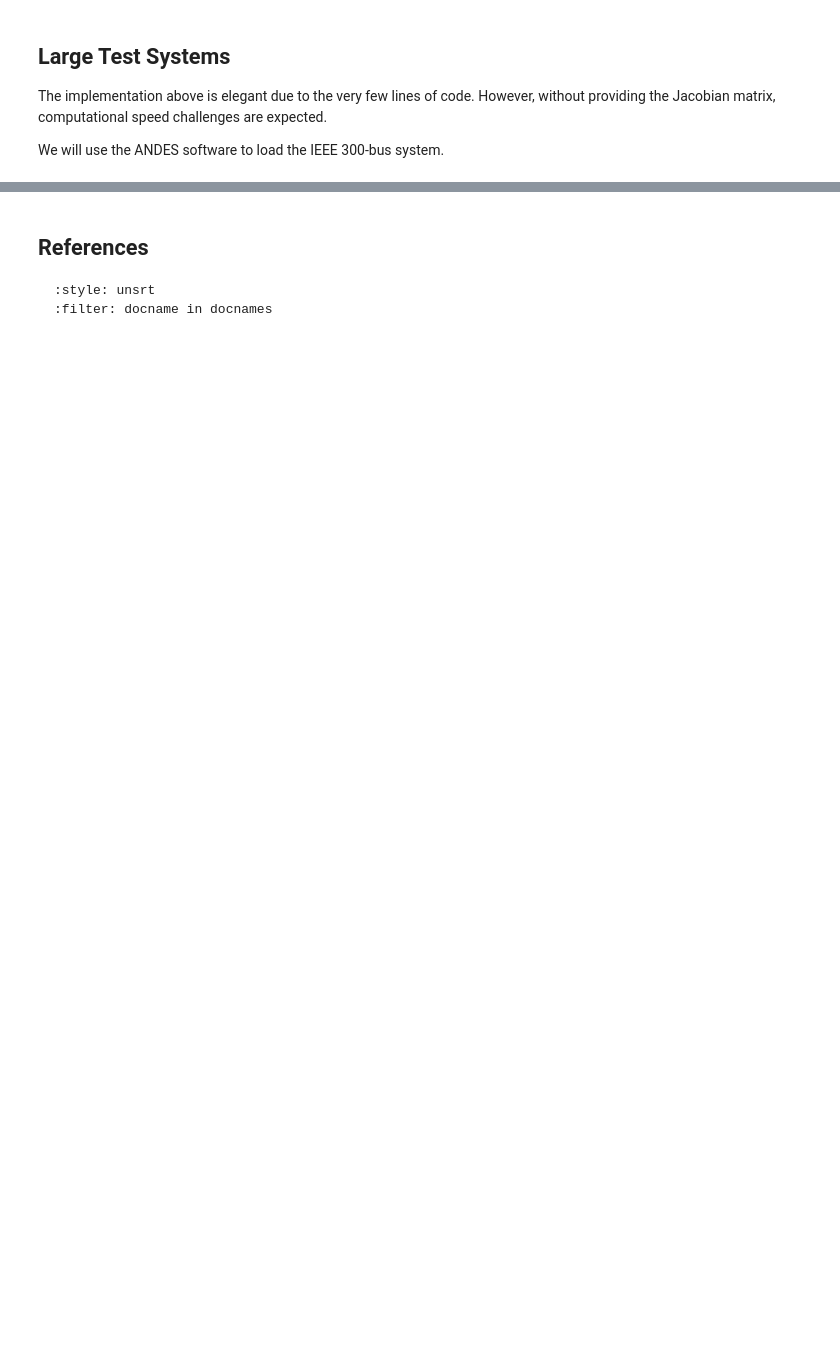
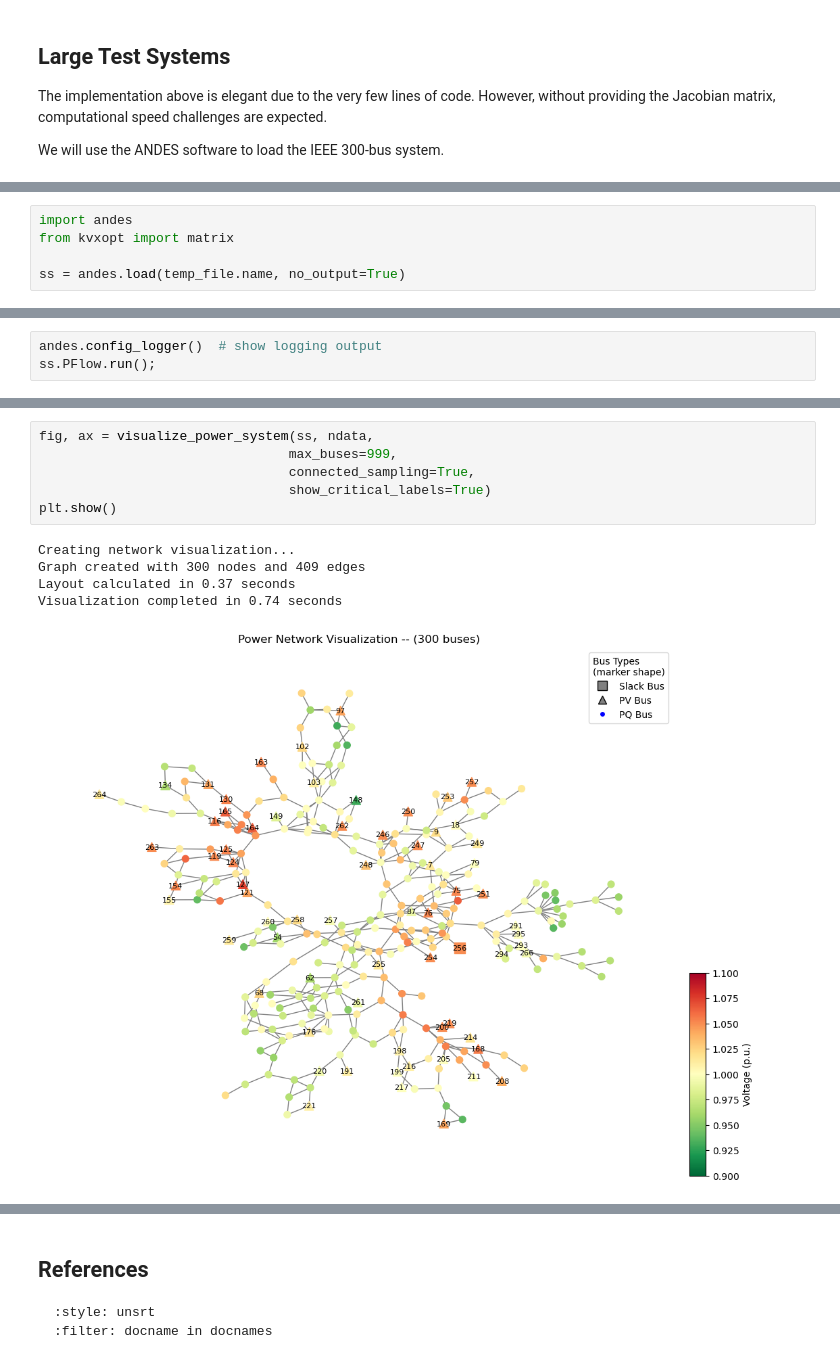
Before and after one commit to PowerCyberTraining/powercybertraining.github.io, a Jupyter notebook: pct/modules/04/power-flow.ipynb, the cells around one changed output, grey strips where cells are left out. Cells and saved outputs as stored; diff of their text form; blank space fills up the shorter version.

```diff
--- a/pct/modules/04/power-flow.ipynb
+++ b/pct/modules/04/power-flow.ipynb
@@ -260,0 +310,5 @@ File size: 4597 bytes
+# %%
+import andes
+from kvxopt import matrix
+
+ss = andes.load(temp_file.name, no_output=True)
@@ -362,0 +450,3 @@ print(Ycsc)
+# %%
+andes.config_logger()  # show logging output
+ss.PFlow.run();
@@ -362,0 +774,12 @@ print(Ycsc)
+# %%
+fig, ax = visualize_power_system(ss, ndata,
+                                max_buses=999,
+                                connected_sampling=True,
+                                show_critical_labels=True)
+plt.show()
+# %% [output]
+Creating network visualization...
+Graph created with 300 nodes and 409 edges
+Layout calculated in 0.37 seconds
+Visualization completed in 0.74 seconds
+[figure, added]
```
Also changed, not shown: parts of 41 cells of this notebook, 2 other files.
